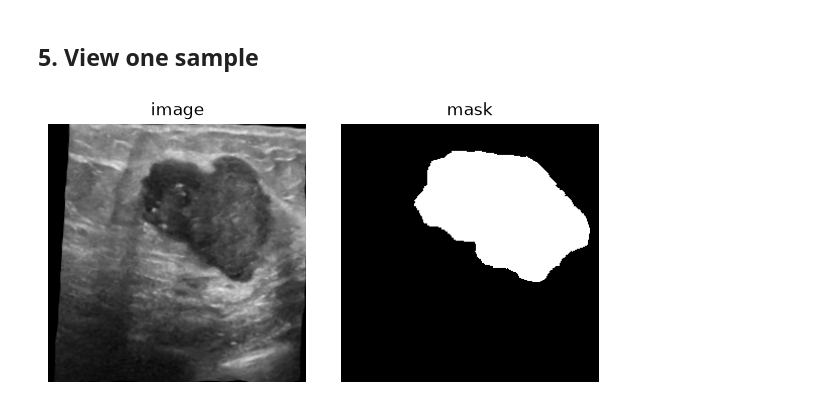
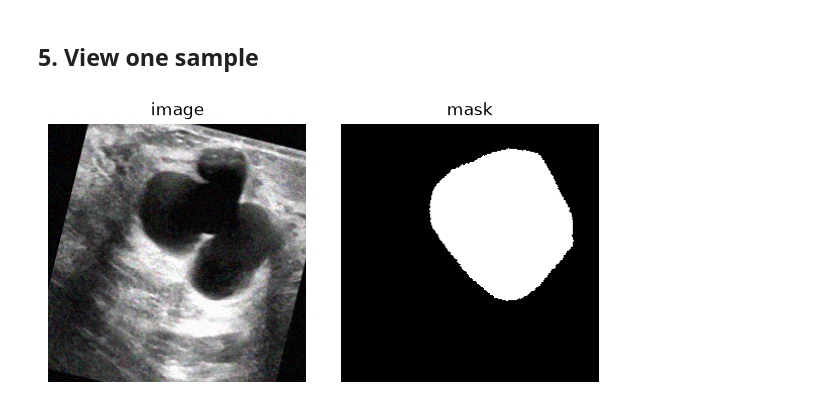
Before and after one commit to Good-SAMaritans/sam3-lora-medical-segmentation, a Jupyter notebook: notebooks/00_data.ipynb, the cells around one changed output. Saved outputs shown, nothing was run; the diff lists cells and outputs as text; code cells hidden in the pictures.

```diff
--- a/notebooks/00_data.ipynb
+++ b/notebooks/00_data.ipynb
@@ -104,14 +102,14 @@ batch = next(iter(loaders["train"]))
 # %%
 import matplotlib.pyplot as plt
 
-idx = 1
+idx = 4
 
 img = batch["image"][idx].permute(1, 2, 0).clip(0, 1)   # (H, W, 3)
 msk = batch["mask"][idx, 0]                          # (H, W)
 
 fig, ax = plt.subplots(1, 2, figsize=(6, 3))
 ax[0].imshow(img);             ax[0].set_title("image"); ax[0].axis("off")
 ax[1].imshow(msk, cmap="gray"); ax[1].set_title("mask");  ax[1].axis("off")
 plt.tight_layout()
 # %% [output]
-[figure, old version]
+[figure, new version]
```
Also changed, not shown: parts of 1 cell of this notebook.
